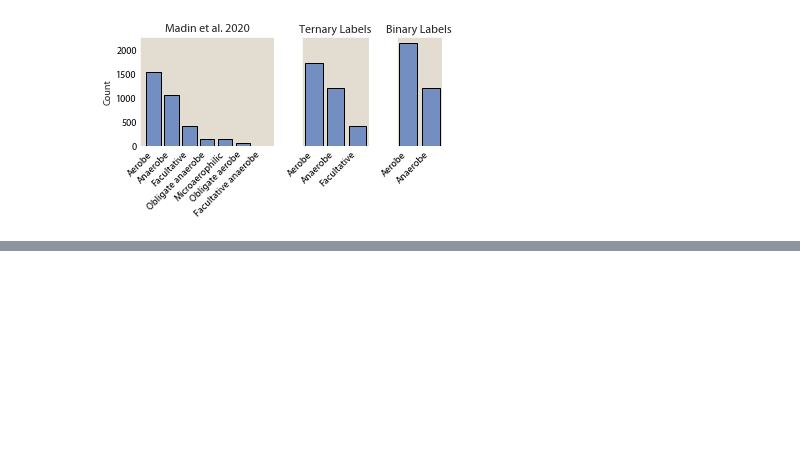
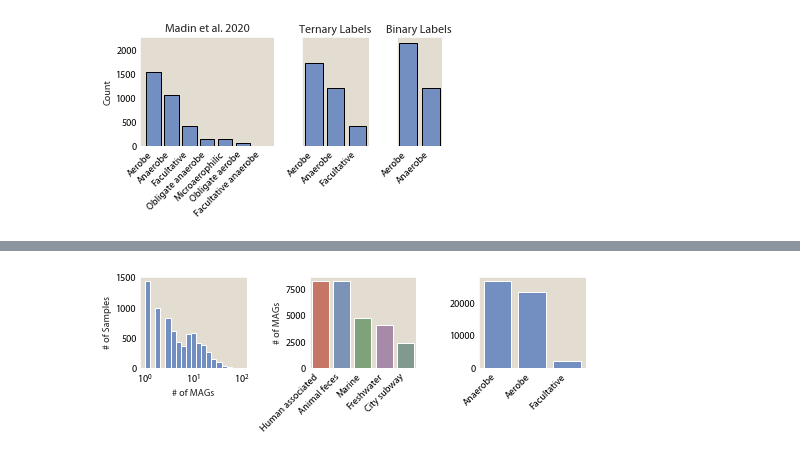
Before and after one commit to jgoldford/aerobot, a Jupyter notebook: aerobot/notebooks/MainTextFigures.ipynb, the cells around one changed output, grey strips where cells are left out. Cells and saved outputs as stored; diff of their text form; code cells hidden in the pictures; blank space fills up the shorter version.

```diff
--- a/aerobot/notebooks/MainTextFigures.ipynb
+++ b/aerobot/notebooks/MainTextFigures.ipynb
@@ -204,2 +204,6 @@ model_results_long_df[mask]
 | 10 | Amino acid counts (3 mer) | balanced_accuracy | 0.828683 | training | AA 3-mer |
 | 6 | All KO families | balanced_accuracy | 0.978323 | training | KO family counts |
+# %%
+EMP_meta_df = pd.read_csv('~/Downloads/EarthMicrobiome_metadata.tsv', sep='\t', index_col=0)
+EMP_res_df = pd.read_csv('~/Downloads/aa3mer.aerotype.EarthMicrobiome.csv', index_col=0)
+EMP_merged = EMP_res_df.join(EMP_meta_df, how='inner')
@@ -205,0 +336,29 @@ model_results_long_df[mask]
+# %%
+# Properties of the EMP dataset
+fig, axs = plt.subplots(figsize=(7, 2.5), ncols=3)
+
+plt.sca(axs[0])
+bins = np.logspace(0, 2, 20)
+plt.xscale('log')
+x = plt.hist(EMP_merged.metagenome_id.value_counts(), bins=bins, color=colors["blue"])
+plt.xlabel('# of MAGs')
+plt.ylabel('# of Samples')
+
+plt.sca(axs[1])
+# Count up all the labels of MAGS from EMP by habitat
+habitat_counts = EMP_merged.habitat_processed.value_counts().sort_values(ascending=False)
+sns.barplot(y=habitat_counts[:5], x=habitat_counts[:5].index.values, palette=default_pal)
+plt.xticks(rotation=45, ha='right')
+plt.ylabel('# of MAGs')
+
+plt.sca(axs[2])
+# Count up all the labels of MAGS from EMP
+label_counts = EMP_merged.label.value_counts()
+
+plt.bar(np.arange(3), label_counts.values, color=colors["blue"])
+plt.xticks(np.arange(3), label_counts.index.values, rotation=45, ha='right')
+
+plt.tight_layout()
+plt.show()
+# %% [output]
+[figure, added]
```
Also changed, not shown: parts of 9 cells of this notebook.
